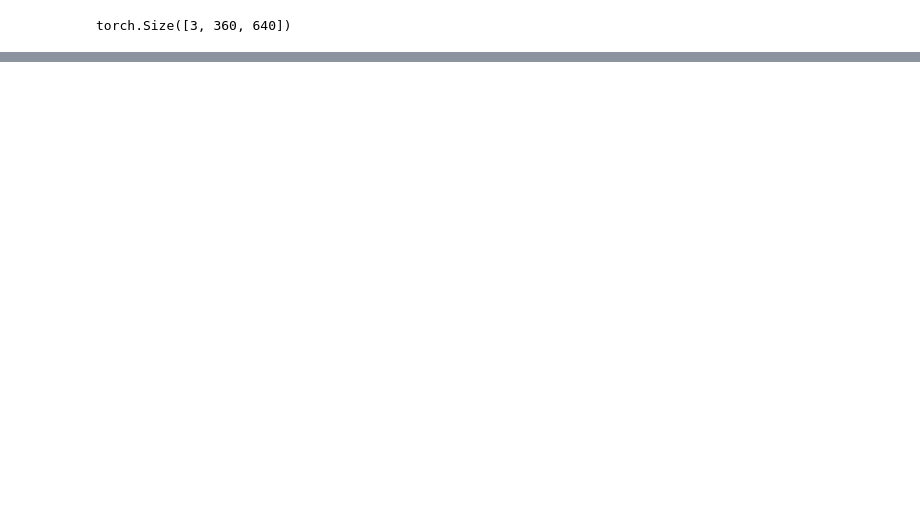
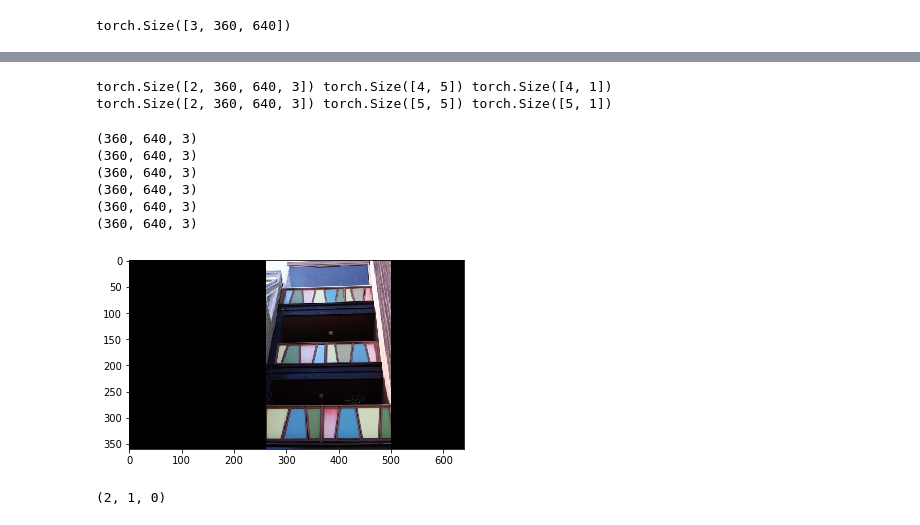
Before and after one commit to IreneSZ/yolo_in_the_dark, a Jupyter notebook: data.ipynb, the cells around one changed output, grey strips where cells are left out. Drawn from its saved outputs; the diff is of its cells as text; code cells hidden in the pictures; blank space fills up the shorter version.

```diff
--- a/data.ipynb
+++ b/data.ipynb
@@ -124,0 +182,6 @@ result = Image('./data/img.txt')
+# %%
+for batch in dl:
+    print(batch[0].shape, batch[1].shape, batch[2].shape)
+# %% [output]
+torch.Size([2, 360, 640, 3]) torch.Size([4, 5]) torch.Size([4, 1])
+torch.Size([2, 360, 640, 3]) torch.Size([5, 5]) torch.Size([5, 1])
@@ -124,0 +190,4 @@ result = Image('./data/img.txt')
+# %%
+img_path = './image/' + ID + '.jpg'
+# %%
+img = cv2.imread(img_path)
@@ -124,0 +196,19 @@ result = Image('./data/img.txt')
+# %%
+for perm in permutations(range(3)):
+    img = cv2.imread(img_path)
+    img = img[:, :, perm]
+    img = img / 255
+    plt.imshow(img)
+    print (img.shape)
+# %% [output]
+(360, 640, 3)
+(360, 640, 3)
+(360, 640, 3)
+(360, 640, 3)
+(360, 640, 3)
+(360, 640, 3)
+[figure, added]
+# %%
+perm
+# %% [output]
+(2, 1, 0)
```
Also changed, not shown: parts of 19 cells of this notebook, 2 other files.
